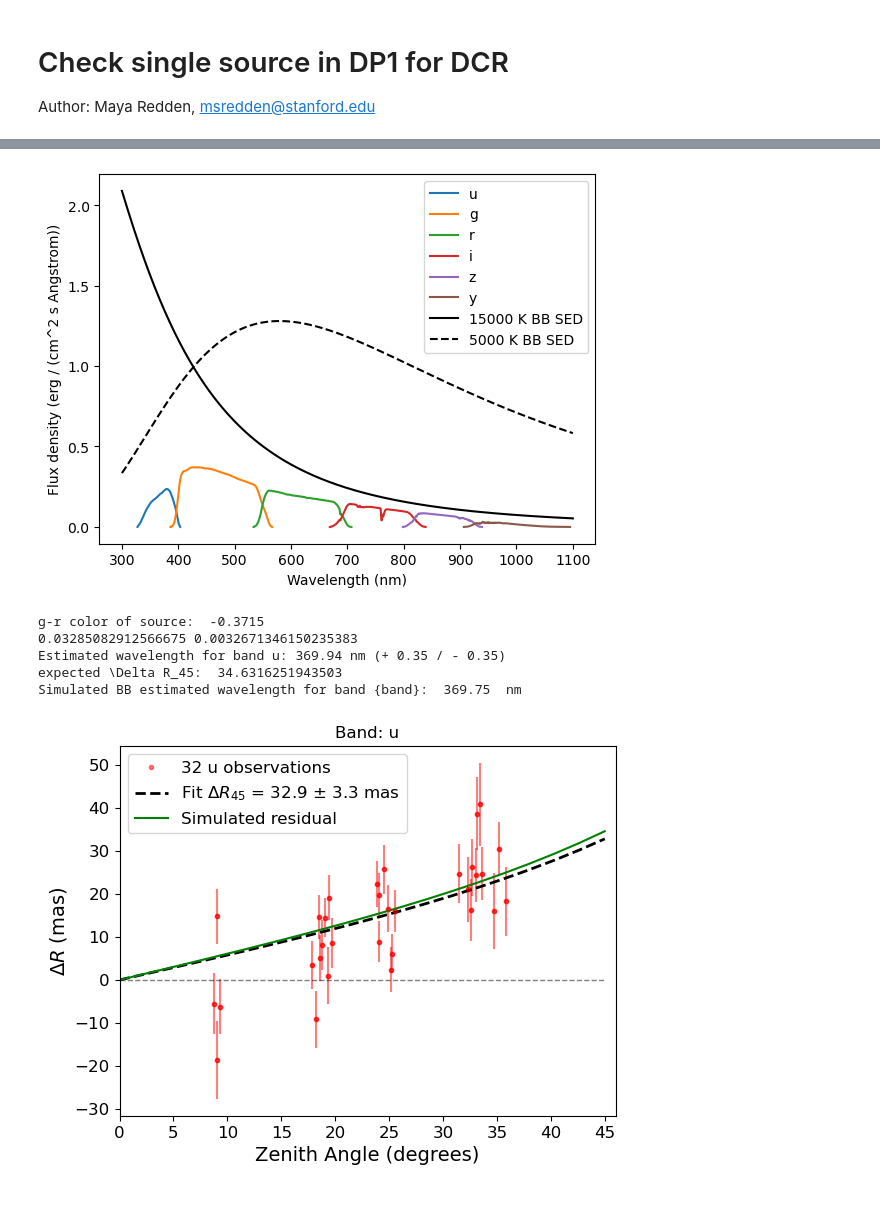
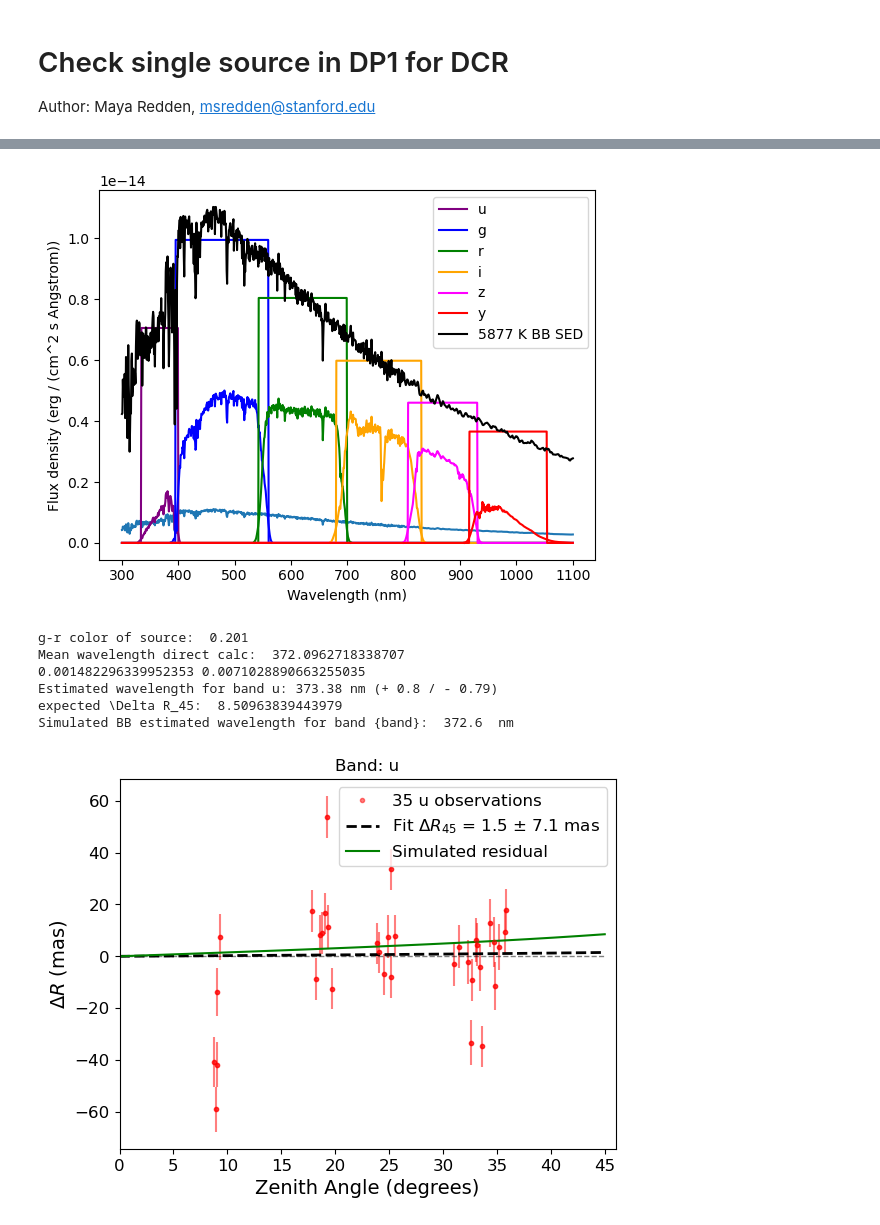
Before and after one commit to LSSTDESC/DifferentialCR, a Jupyter notebook: DCR_in_DP1.ipynb, the cells around one changed output, grey strips where cells are left out. Drawn from its saved outputs; the diff is of its cells as text; code cells hidden in the pictures.

```diff
--- a/DCR_in_DP1.ipynb
+++ b/DCR_in_DP1.ipynb
@@ -95,6 +95,7 @@ ra = 53.161541666666665 #deg
 dec = -28.160638888888887 #deg
 
 ra, dec = 53.12652887, -28.31641564 #blue GAIA star
+ra, dec  = 53.1370283, -27.8634414 # C26202
 # ra, dec = 52.6969434, -27.9882845 # supernova??? according to SIMBAD
 # ra, dec = 53.0455500, -27.9652720 # blue, clearly extended galaxy
 # ra, dec = 52.6749434, -27.9750487 # red, extended source
@@ -115,7 +116,8 @@ query = f"""SELECT coord_dec,
             detect_isIsolated,
             g_cModelMag,
             g_cModelMagErr, g_psfMag, g_psfMagErr, i_cModelMag, i_cModelMagErr, i_psfMag, i_psfMagErr, objectId, parentObjectId, patch,
-            r_cModelMag, r_cModelMagErr, r_psfMag, r_psfMagErr, refBand, refExtendedness, refSizeExtendedness, shape_xx, shape_xy, shape_yy, tract, u_cModelMag, u_cModelMagErr, u_psfMag, u_psfMagErr, y_cModelMag, y_cModelMagErr, y_psfMag, y_psfMagErr, z_cModelMag, z_cModelMagErr, z_psfMag, z_psfMagErr
+            r_cModelMag, r_cModelMagErr, r_psfMag, r_psfMagErr, refBand, refExtendedness, refSizeExtendedness, shape_xx, shape_xy, shape_yy, tract, u_cModelMag, u_cModelMagErr, u_psfMag, u_psfMagErr, y_cModelMag, y_cModelMagErr, y_psfMag, y_psfMagErr, z_cModelMag, z_cModelMagErr, z_psfMag, z_psfMagErr,
+            u_psfFlux, g_psfFlux, r_psfFlux, i_psfFlux, z_psfFlux, y_psfFlux
       FROM dp1.Object
       WHERE CONTAINS(POINT('ICRS', coord_ra, coord_dec), CIRCLE('ICRS', {ra}, {dec}, {search_radius/3600}))=1"""
 
@@ -238,7 +243,7 @@ plt.close()
 
 
 # create a mask to clip out the outliers:
-clipping_radius = 0.0001 # degrees, 0.0001 is ~0.36 arcsec
+clipping_radius = 0.00005 # degrees, 0.0001 is ~0.36 arcsec
 
 mask = ((master_all['ra'] - center_ra)**2 + (master_all['dec'] - center_dec)**2) < (clipping_radius)**2
 master = master_all[mask]
@@ -648,6 +653,7 @@ master['dR_err'] = dR_err
 # Generate a model of the expected DCR for black bodys (if the temperatures are approximately known)
 # The model uses a blackbody SED of a specified temperature as the source, and a second blackbody SED of a different temperature as the reference
 # Plot the residuals in each band with a best-fit model and the expected model
+
 
 
 def dR_model(z, c):
@@ -655,7 +661,7 @@ def dR_model(z, c):
 
 
 # Define the source and reference temperatures:
-source_temperature = 15000 #K
+source_temperature = 5877 #K
 reference_temperature = 5000 #K
 
 
@@ -665,23 +671,37 @@ wavelengths = np.linspace(300, 1100, 1000) # nm
 h  = 6.62607015e-27       # erg s
 c  = 2.99792458e17        # nm / s
 hc = h * c                # erg nm (≈ 1.986e-9)
+NJY  = 1e-32                            # erg/s/cm^2/Hz per nJy
+
 
 # Set up the source and reference SED as galsim SED objects:
 
-BBsrc = BB(wavelengths, source_temperature, 1e-9) # flam units
-table_src = galsim.LookupTable(wavelengths*10, BBsrc * wavelengths /hc, interpolant = 'linear') # convert wavelengths to Angstroms
-sed_src = galsim.SED(table_src, wave_type = 'A', flux_type = 'fphotons')
+# BBsrc = BB(wavelengths, source_temperature, 1e-9) # flam units
+# table_src = galsim.LookupTable(wavelengths*10, BBsrc  * wavelengths /hc, interpolant = 'linear') # convert wavelengths to Angstroms
+# sed_src = galsim.SED(table_src, wave_type = 'A', flux_type = 'fphotons')
+
+# C26202 SED:
+from astropy.io import fits
+hdul = fits.open("scrap/c26202_stiswfcnic_008.fits")
+# print(hdul[1].header)
+wave = hdul[1].data['WAVELENGTH'] #* u.AA
+flux = hdul[1].data['FLUX'] #* u.erg / u.s / u.cm**2 / u.AA
+flux = interp1d(wave, flux)(wavelengths * 10)
+flux = flux #/ np.mean(flux)
+
+plt.plot(wavelengths, flux )
+
+table_src = galsim.LookupTable(wavelengths * 10, flux, interpolant = 'linear') # convert wavelengths to Angstroms
+sed_src = galsim.SED(table_src, wave_type = 'A', flux_type = 'flambda')
+
+
 
 BBref = BB(wavelengths, reference_temperature, 1e-7) # flam units
-table_ref = galsim.LookupTable(wavelengths*10, BBref  * wavelengths /hc, interpolant = 'linear') # convert wavelengths to Angstroms
+table_ref = galsim.LookupTable(wavelengths*10, BBref  * wavelengths  /hc, interpolant = 'linear') # convert wavelengths to Angstroms
 sed_ref = galsim.SED(table_ref, wave_type = 'A', flux_type = 'fphotons')
 
 
 # Calculate flux, the first moment (dR) and second moment (dVar) shifts at 45 degrees for each band of the src - ref
-
-h  = 6.62607015e-27       # erg s
-c  = 2.99792458e17        # nm / s
-hc = h * c                # erg
 
 #Matthew's atmospheric conditions
 pressure=70.0,  # kPa
@@ -698,6 +718,11 @@ Flux_ref = {}
 
 sim_dRs = {}
 sim_dVars = {}
+
+band_edges = {'u': [334., 400.], 'g': [395., 560.], 'r': [542., 699.], 'i': [680., 831.], 'z' :[807., 931.], 'y' :[ 916., 1054.]}
+pivots = {'u': 371.0, 'g': 479.0, 'r': 621.0, 'i': 755.0, 'z': 867.0, 'y': 975.0}
+
+colors = {'u' : 'purple', 'g':'blue', 'r': 'green', 'i': 'orange', 'z' : 'magenta', 'y' : 'red'}
 
 for band in 'ugrizy':
 
@@ -731,7 +756,12 @@ for band in 'ugrizy':
 
     # plot the filtered src SED:
 
-    plt.plot(sed_src.__mul__(bandpass).wave_list, sed_src.__mul__(bandpass)(sed_src.__mul__(bandpass).wave_list) * hc/sed_src.__mul__(bandpass).wave_list, label = f'{band}')
+    plt.plot(sed_src.__mul__(bandpass).wave_list, sed_src.__mul__(bandpass)(sed_src.__mul__(bandpass).wave_list) * hc/sed_src.__mul__(bandpass).wave_list, label = f'{band}', color = colors[band])
+
+    measured_flux = np.zeros(len(wavelengths))
+    band_mask = (wavelengths > band_edges[band][0]) * (wavelengths < band_edges[band][1])
+    measured_flux[band_mask] = measured_flux[band_mask] + (object_table[f'{band}_psfFlux'] * NJY * c / pivots[band]**2)# * 10**15)
+    plt.plot(wavelengths, measured_flux, '-', color = colors[band])
 
 
 
@@ -740,7 +770,7 @@ seds = [BBsrc, BBref,  np.ones(len(wavelengths))*np.max(BBsrc)*0.1]
 
 # Plot the model SEDs
 plt.plot(sed_src.wave_list, sed_src(sed_src.wave_list) * hc/sed_src.wave_list , 'k-', label = f'{source_temperature} K BB SED')
-plt.plot(sed_ref.wave_list, sed_ref(sed_ref.wave_list) * hc/sed_ref.wave_list , 'k--', label = f'{reference_temperature} K BB SED')
+# plt.plot(sed_ref.wave_list, sed_ref(sed_ref.wave_list) * hc/sed_ref.wave_list , 'k--', label = f'{reference_temperature} K BB SED')
 
 
 plt.legend()
@@ -759,6 +789,8 @@ templates = generate_templates(reference_temperature = 4500, sigma = 100, gaussi
 
 # Plot the model results on top of the data
 
+bf_wl = {}
+bf_wl_errs= {}
 for band in 'ugrizy':
     band_mask = master['band'] == band
 
@@ -766,6 +798,11 @@ for band in 'ugrizy':
     #add another band mask to throw out large errors
     error_mask = master['dR_err']<  100 / ( 3600 * 10**3)# degrees
     band_mask = band_mask & error_mask
+
+    bandpass = filters[band]
+    x, y = sed_src.__mul__(bandpass).wave_list, sed_src.__mul__(bandpass)(sed_src.__mul__(bandpass).wave_list) * hc/sed_src.__mul__(bandpass).wave_list
+    mean_wave = np.trapezoid(x = x, y = x * y) / np.trapezoid(x = x, y = y)
+    print('Mean wavelength direct calc: ', mean_wave)
 
 
     if np.sum(band_mask) > 0:
@@ -776,7 +813,7 @@ for band in 'ugrizy':
         tanz = np.tan(z * np.pi/180)
 
         dR = master['dR'][band_mask] #master['r_temp'][band_mask]
-        dR_err =master['dR_err'][band_mask] #master['r_err'][band_mask]
+        dR_err =master['dR_err'][band_mask] + 5 / (3600 * 10**3) #master['r_err'][band_mask]
 
         popt, pcov = curve_fit(dR_model, z, dR, sigma = dR_err, p0 = [0])
         perr = np.sqrt(np.diag(pcov))
@@ -784,41 +821,45 @@ for band in 'ugrizy':
 
         wave_max, wave_mean, wave_min = estimate_mean_wave(np.array([popt[0] - perr[0], popt[0], popt[0] + perr[0]])*3600, band, *templates)
         print(f'Estimated wavelength for band {band}: {np.round(wave_mean, 2)} nm (+ {np.round(wave_max - wave_mean, 2)} / - {np.round(wave_mean - wave_min, 2)})')
+        bf_wl[band] = wave_mean
+        bf_wl_errs[band] = np.max([wave_max - wave_mean, wave_mean - wave_min])
+
         # print('BB estimated wavelength for band {band}: ', np.round(BB_mean_wavelengths[band][0], 2)/10, ' nm')
         # print('BB reference wavelength for band {band}: ', np.round(BB_mean_wavelengths[band][1], 2)/10, ' nm')
         print('expected \Delta R_45: ', sim_dRs[band]*1e3)
         wave_sim = estimate_mean_wave(np.array([sim_dRs[band]]), band, *templates)[0]
         print('Simulated BB estimated wavelength for band {band}: ', np.round(wave_sim, 2), ' nm')
 
 
         plt.plot(z, dR * 3600 * 10**3,  ls = '', marker = '.', alpha = 0.5, color = 'r', label = f'{len(dR)} {band} observations') #label = f'Source:  {np.round(center_ra, 4)}, {np.round(center_dec, 4)}')
         plt.errorbar(z, dR * 3600 * 10**3, yerr = dR_err * 3600 * 10**3, ls = '', marker = '.', alpha = 0.5, color = 'r')
 
         z_temp = np.linspace(0, 45, 20)
         tanz_temp = np.tan(z_temp * np.pi/180)
         plt.plot(z_temp, dR_model(z_temp, *popt) * 3600 * 10**3, 'k--', linewidth = 2, label = rf'Fit $\Delta R_{{45}}$ = {np.round(popt[0]*3600*1000, 1)} $\pm$ {np.round(perr[0]*3600*1000, 1)} mas')#'Trendline: A tan(z)')
         plt.plot(z_temp, np.zeros(len(z_temp)) * 3600 * 10**3, 'k--', alpha = 0.5, linewidth = 1) #, label = 'Flat')
         plt.plot(z_temp, dR_model(z_temp, sim_dRs[band]) * 10**3 , 'g-', label = f'Simulated residual') #{source_temperature} K star (reference: {reference_temperature} K star)')
 
         plt.title(f'Band: {band}')
         plt.xlabel('Zenith Angle (degrees)', fontsize = 14)
         plt.ylabel(r'$\Delta R$ (mas)', fontsize = 14)
         plt.legend(fontsize = 12)
         plt.xlim(0, 46)
         # plt.xlim(0, 1.1)
         plt.tick_params(axis='both', which='major', labelsize=12)
 
         plt.xticks([0, 5, 10,15, 20, 25, 30, 35, 40, 45])
 
         # plt.savefig(f'scrap/dp1_dcr_model_fit_{band}.pdf')
 
         plt.show()
         plt.close()
 # %% [output]
-[figure, old version]
+[figure, new version]
-g-r color of source:  -0.3715
-0.03285082912566675 0.0032671346150235383
-Estimated wavelength for band u: 369.94 nm (+ 0.35 / - 0.35)
-expected \Delta R_45:  34.6316251943503
-Simulated BB estimated wavelength for band {band}:  369.75  nm
+g-r color of source:  0.201
+Mean wavelength direct calc:  372.0962718338707
+0.001482296339952353 0.0071028890663255035
+Estimated wavelength for band u: 373.38 nm (+ 0.8 / - 0.79)
+expected \Delta R_45:  8.50963839443979
+Simulated BB estimated wavelength for band {band}:  372.6  nm
-[figure, old version]
+[figure, new version]
```
Also changed, not shown: parts of 11 cells of this notebook, 3 other files.
